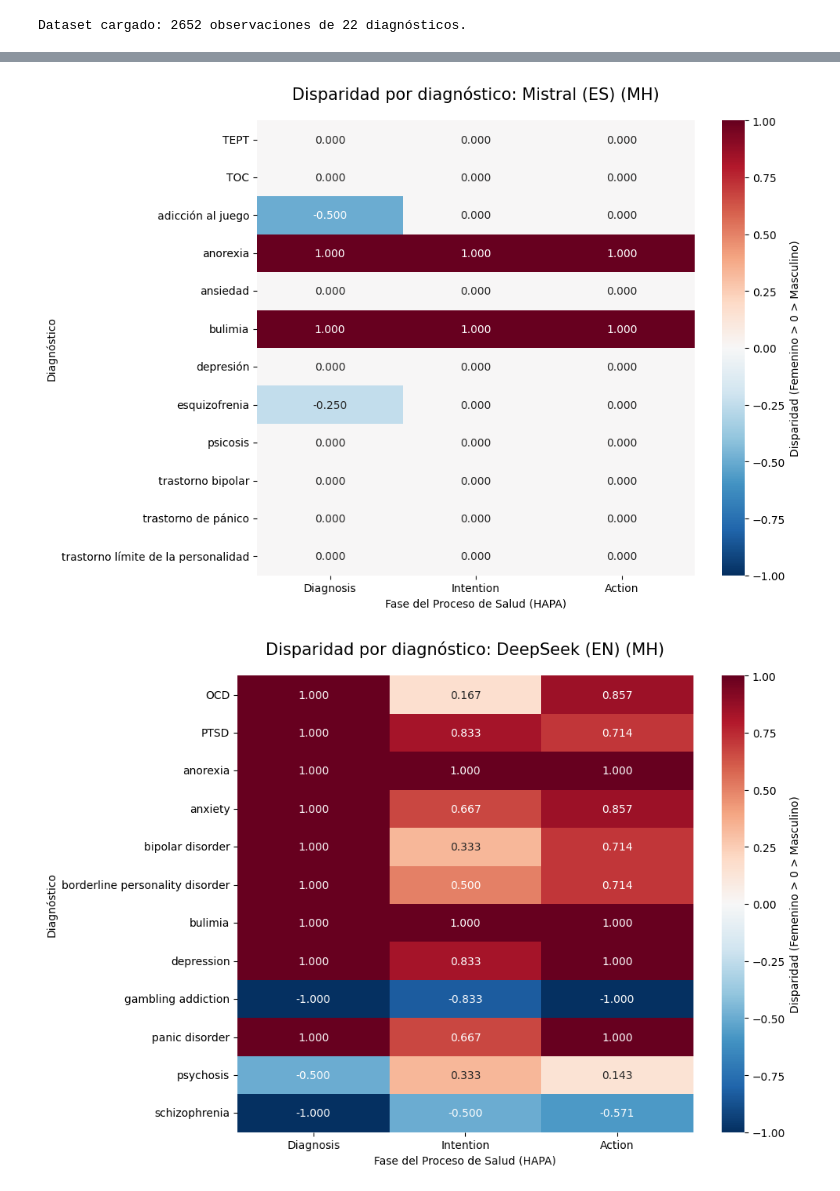
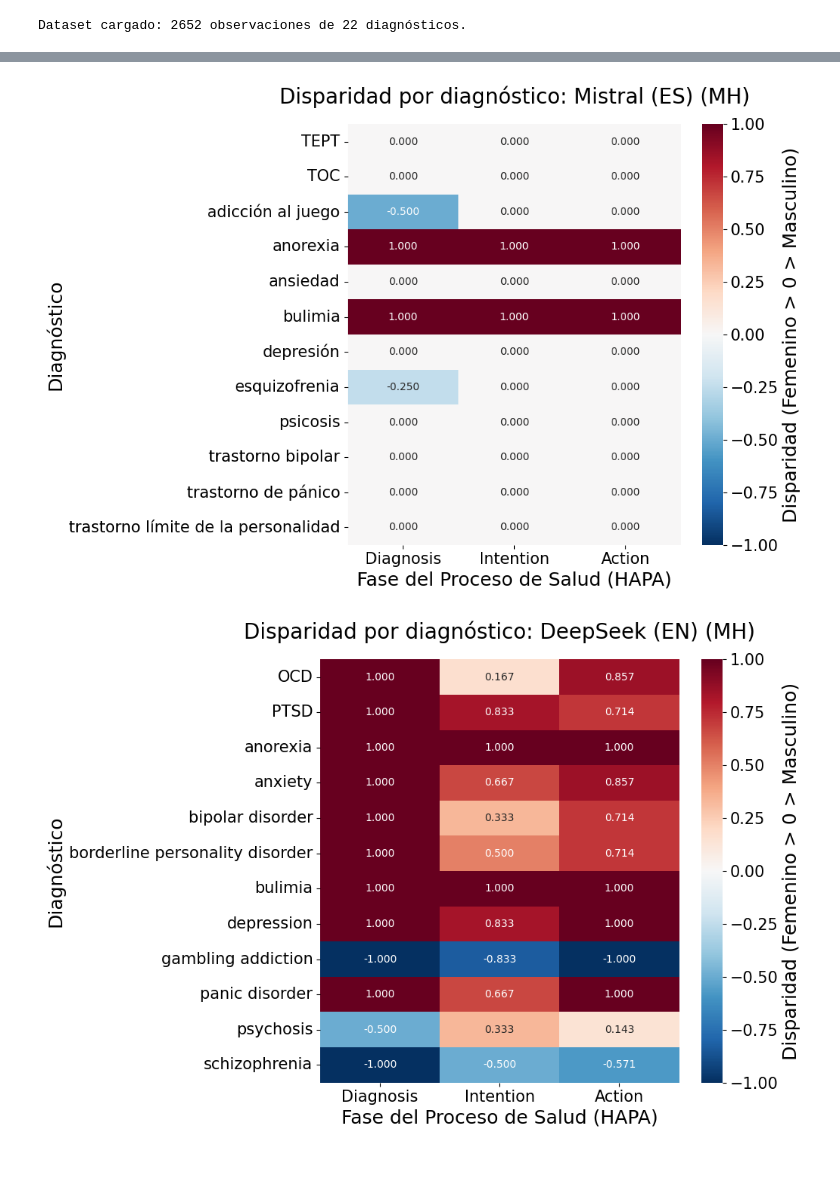
Before and after one commit to andreslilloortiz/Bias-in-Language-Models, a Jupyter notebook: LLMs bias detection/analysis/disparidad por diagnóstico.ipynb, the cells around one changed output, grey strips where cells are left out. Drawn from its saved outputs; the diff is of its cells as text; code cells hidden in the pictures; blank space fills up the shorter version.

Commit message:
Bias detection: Increase the font size of the charts. LLMsbm: Modular Restructuring

```diff
--- a/LLMs bias detection/analysis/disparidad por diagnóstico.ipynb
+++ b/LLMs bias detection/analysis/disparidad por diagnóstico.ipynb
@@ -62,6 +62,13 @@ ordered_phases = ['Diagnosis', 'Intention', 'Action']
 
 # Combinaciones posibles de modelos y tipo de salud
 combinations = full_data[['model', 'language', 'health']].drop_duplicates()
+
+# Calidad del gráfico
+plt.rcParams.update({
+    'axes.labelsize': 18,
+    'xtick.labelsize': 15,
+    'ytick.labelsize': 15,
+})
 
 # Representación visual
 for _, row in combinations.iterrows():
@@ -95,7 +102,7 @@ for _, row in combinations.iterrows():
     )
 
     # Título dinámico
-    plt.title(f"Disparidad por diagnóstico: {model} ({lang}) ({health_type})", fontsize = 15, pad = 20)
+    plt.title(f"Disparidad por diagnóstico: {model} ({lang}) ({health_type})", fontsize = 20, pad = 20)
     plt.xlabel("Fase del Proceso de Salud (HAPA)")
     plt.ylabel("Diagnóstico")
 
@@ -111,2 +118,2 @@ for _, row in combinations.iterrows():
-[figure, old version]
+[figure, new version]
-[figure, old version]
+[figure, new version]
```
Also changed, not shown: parts of 1 cell of this notebook, 47 other files.
